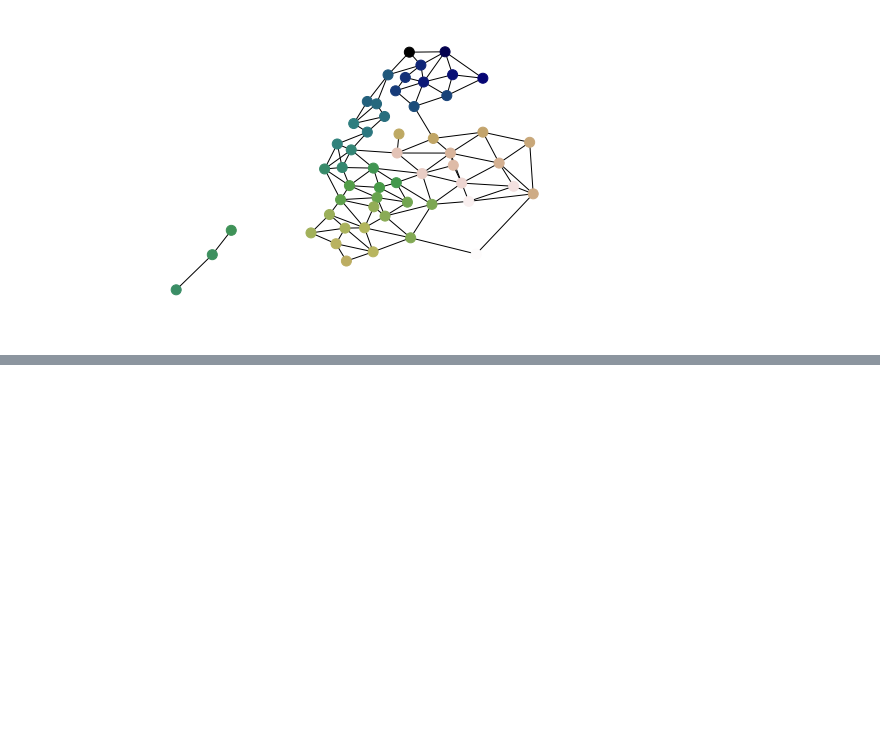
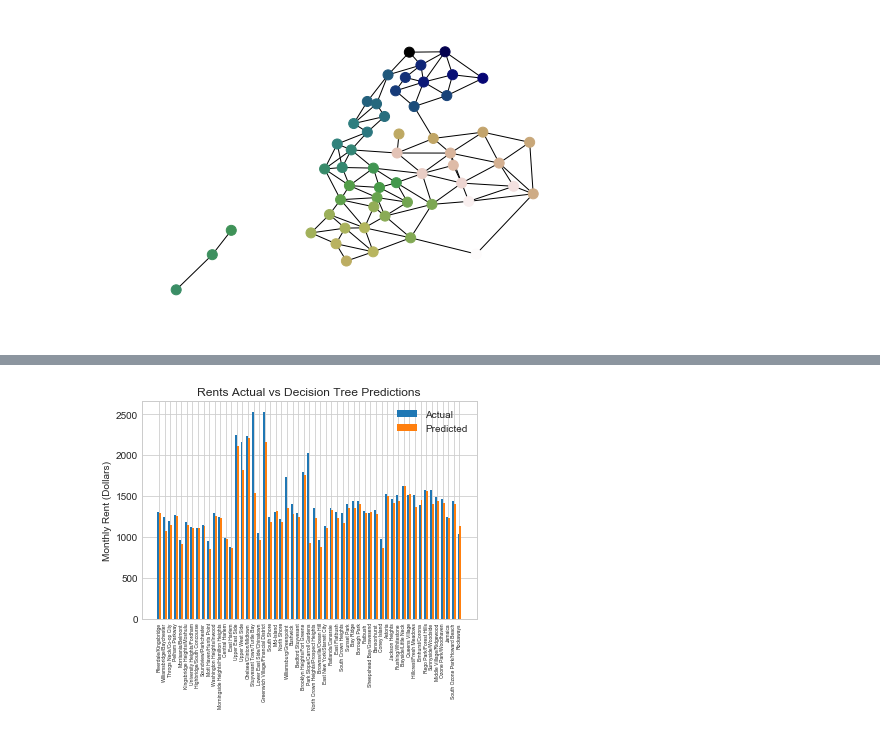
Before and after one commit to msgiles/am231final, a Jupyter notebook: notebooks/work.ipynb, the cells around one changed output, grey strips where cells are left out. Cells and saved outputs as stored; diff of their text form; code cells hidden in the pictures; blank space fills up the shorter version.

```diff
--- a/notebooks/work.ipynb
+++ b/notebooks/work.ipynb
@@ -243,3 +261,19 @@ median_rents = median_rents.sort_index()
+# %%
+sns.set_style("whitegrid")
+N = 55
+fig, ax = plt.subplots()
+width = 0.35
+ind = np.arange(N)
+p1 = ax.bar(ind, Y_test, width, bottom=0)
+p2 = ax.bar(ind + width, predictions, width, bottom=0)
+ax.set_title('Rents Actual vs Decision Tree Predictions')
+ax.set_xticks(ind + width / 2)
+ax.set_xticklabels(median_rents['Sub-Borough Area'], rotation='vertical', fontsize = 5)
+ax.legend((p1[0], p2[0]), ('Actual', 'Predicted'))
+plt.ylabel("Monthly Rent (Dollars)")
+plt.show()
+# %% [output]
+[figure, added]
 # %%
 n = 11 # number of years
 m = 7 # number of features
```
Also changed, not shown: parts of 16 cells of this notebook.
